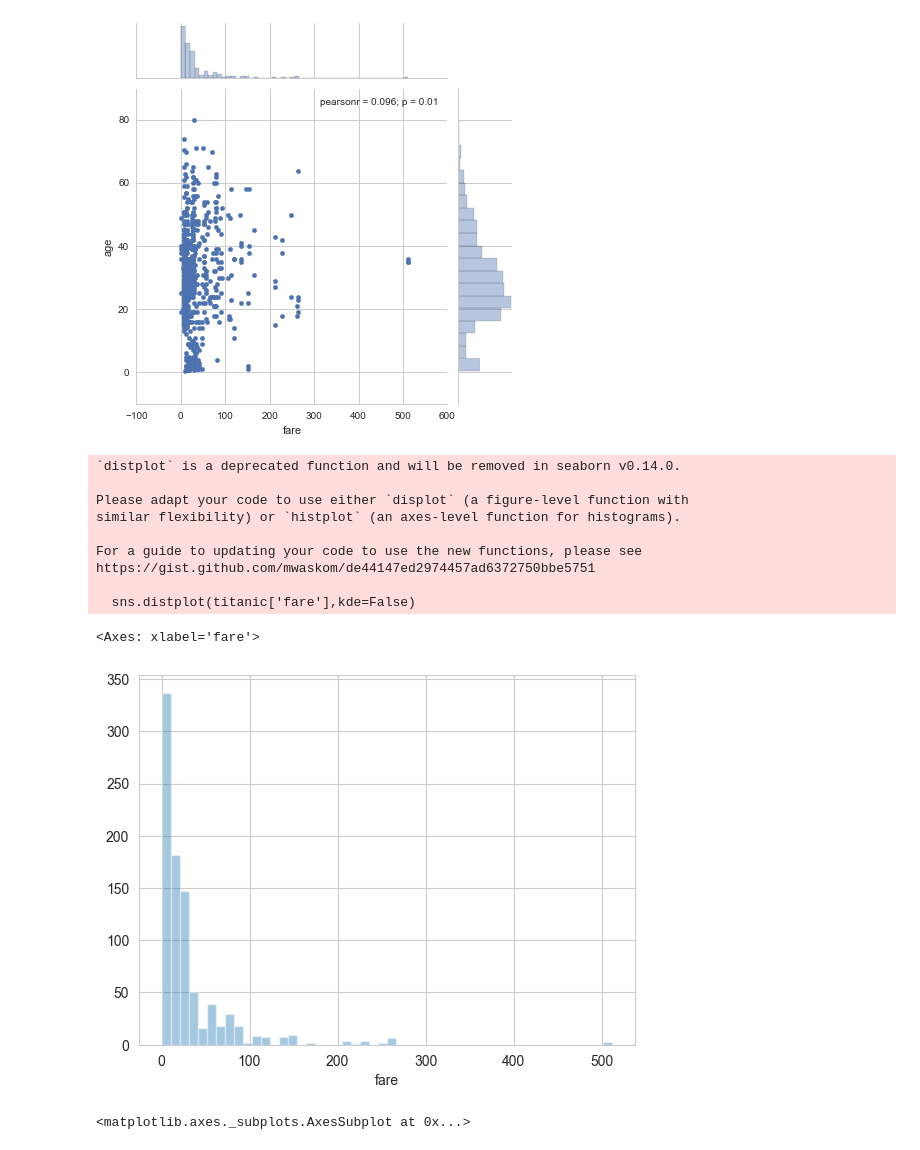
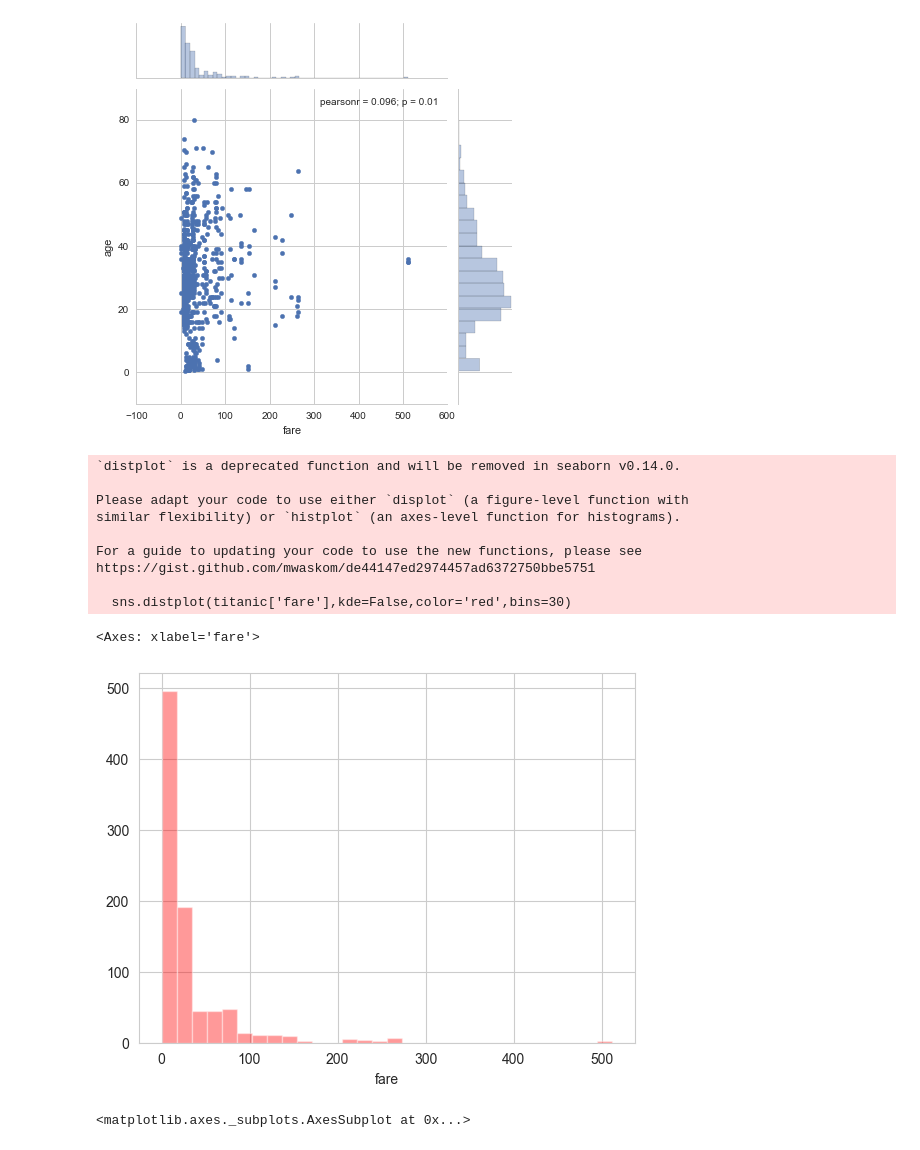
Before and after one commit to mojoece/python_for_Data_Science, a Jupyter notebook: Application/Exercises/06-Seaborn Exercises.ipynb, the cells around one changed output. Cells and saved outputs as stored; diff of their text form; code cells hidden in the pictures.

```diff
--- a/Application/Exercises/06-Seaborn Exercises.ipynb
+++ b/Application/Exercises/06-Seaborn Exercises.ipynb
@@ -49,21 +49,21 @@ sns.jointplot(x='fare',y='age',data=titanic)
 # %%
 # CODE HERE
 # REPLICATE EXERCISE PLOT IMAGE BELOW
 # BE CAREFUL NOT TO OVERWRITE CELL BELOW
 # THAT WOULD REMOVE THE EXERCISE PLOT IMAGE!
-sns.distplot(titanic['fare'],kde=False)
+sns.distplot(titanic['fare'],kde=False,color='red',bins=30)
 # %% [output]
 `distplot` is a deprecated function and will be removed in seaborn v0.14.0.
 
 Please adapt your code to use either `displot` (a figure-level function with
 similar flexibility) or `histplot` (an axes-level function for histograms).
 
 For a guide to updating your code to use the new functions, please see
 https://gist.github.com/mwaskom/de44147ed2974457ad6372750bbe5751
 
-  sns.distplot(titanic['fare'],kde=False)
+  sns.distplot(titanic['fare'],kde=False,color='red',bins=30)
 <Axes: xlabel='fare'>
-[figure, old version]
+[figure, new version]
 # %%
 # %% [output]
 <matplotlib.axes._subplots.AxesSubplot at 0x...>
```
Also changed, not shown: parts of 4 cells of this notebook.
